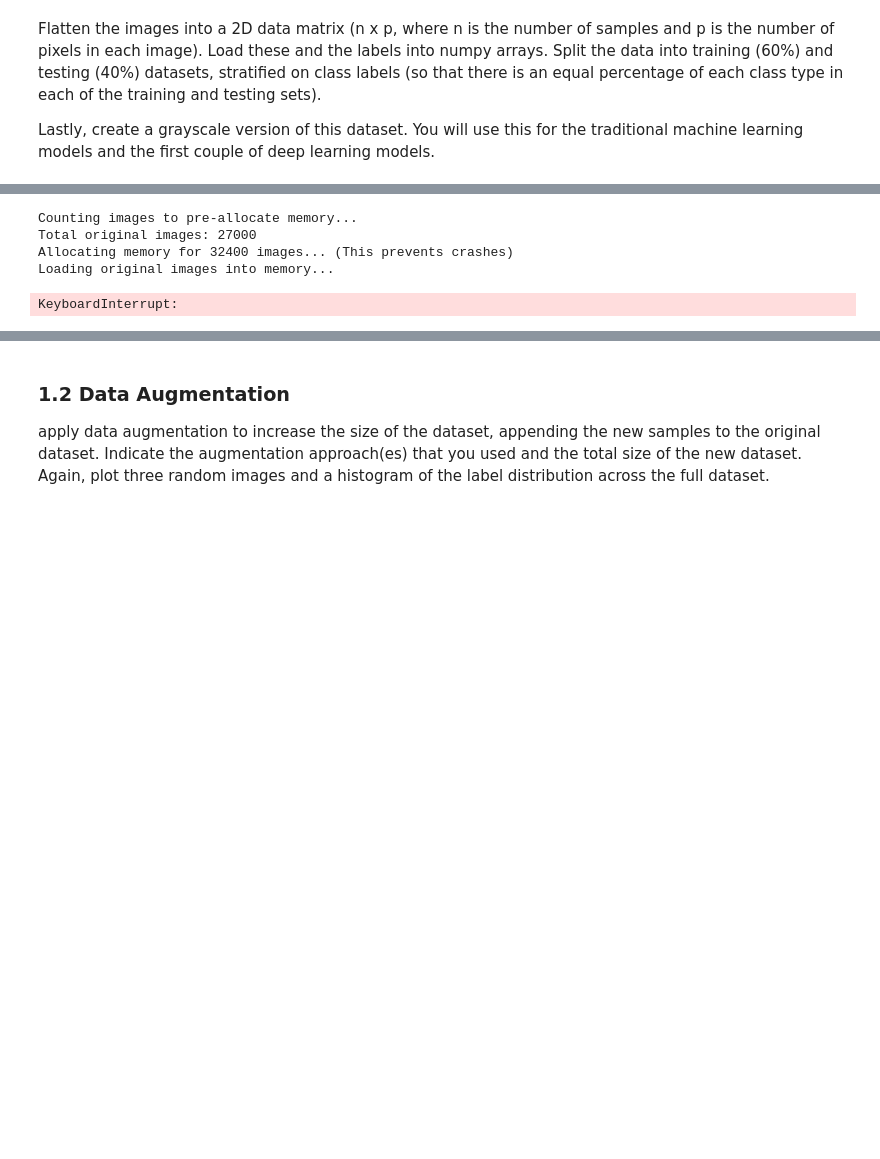
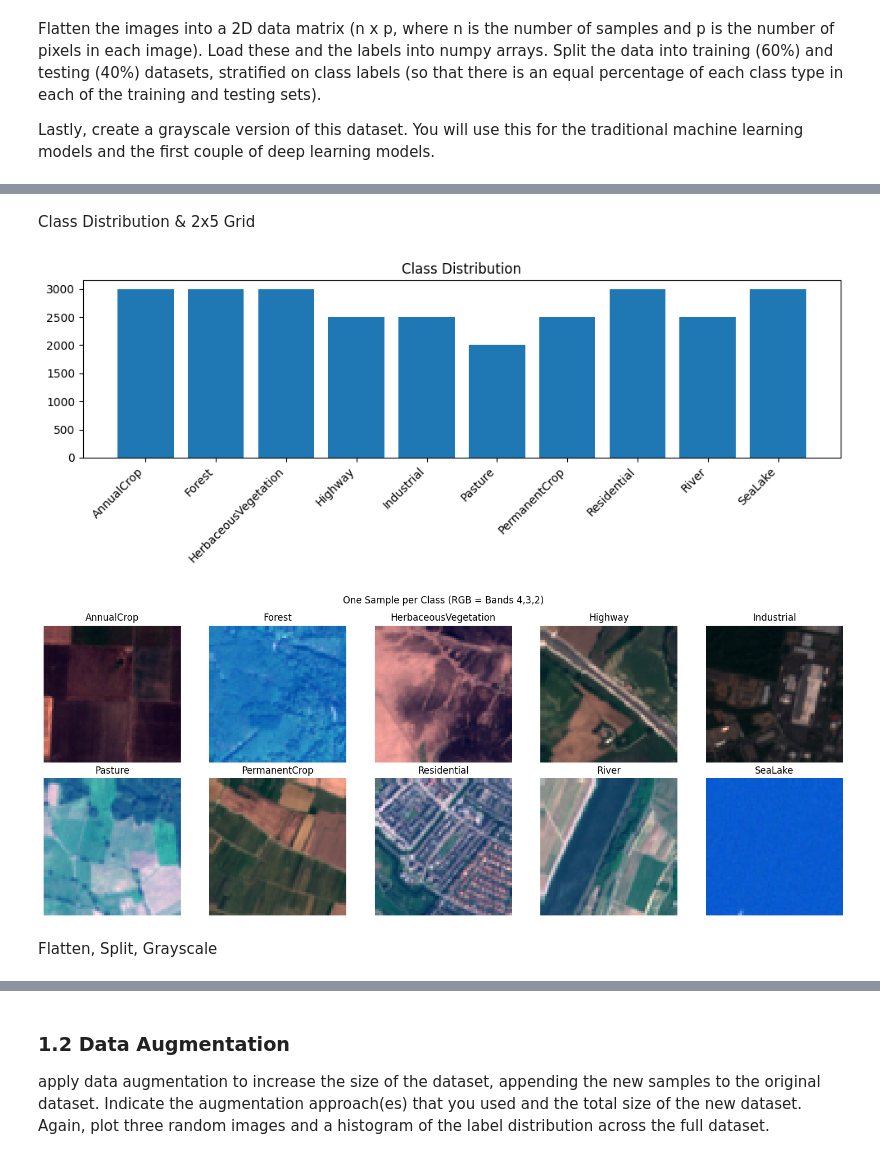
Before and after one commit to hssherr/musa6500-finalproject, a Jupyter notebook: musa6500_eurosat_project.ipynb, the cells around one changed output, grey strips where cells are left out. Cells and saved outputs as stored; diff of their text form; code cells hidden in the pictures; blank space fills up the shorter version.

```diff
--- a/musa6500_eurosat_project.ipynb
+++ b/musa6500_eurosat_project.ipynb
@@ -58,72 +103,30 @@ Lastly, create a grayscale version of this dataset. You will use this for the tr
+# %% [markdown]
+ Class Distribution & 2x5 Grid
 # %%
-import numpy as np
-import matplotlib.pyplot as plt
-from sklearn.model_selection import train_test_split
-from skimage.color import rgb2gray
-from PIL import Image
-import glob
-
-# --- Load images and labels ---
-CLASS_NAMES = ['AnnualCrop', 'Forest', 'HerbaceousVegetation', 'Highway',
-               'Industrial', 'Pasture', 'PermanentCrop', 'Residential',
-               'River', 'SeaLake']
-
-images = []
-labels = []
-
-for label_idx, class_name in enumerate(CLASS_NAMES):
-    class_path = os.path.join(BASE_PATH, "EuroSAT_MS", class_name)
-    for img_file in glob.glob(os.path.join(class_path, "*.tif")):
-        img = rxr.open_rasterio(img_file).values  # shape: (13, 64, 64)
-        images.append(img)
-        labels.append(label_idx)
-
-images = np.array(images)   # (N, 13, 64, 64)
-labels = np.array(labels)
-
-# --- Class distribution ---
+# Class distribution
 unique, counts = np.unique(labels, return_counts=True)
 plt.figure(figsize=(10, 4))
 plt.bar(CLASS_NAMES, counts)
 plt.xticks(rotation=45, ha='right')
 plt.title("Class Distribution")
 plt.tight_layout()
 plt.show()
 
-# --- Plot one image per class in 2x5 grid (RGB = bands 4,3,2) ---
+# 2x5 grid — one image per class (RGB = bands 4,3,2 → index 3,2,1)
 fig, axes = plt.subplots(2, 5, figsize=(15, 6))
 for idx, (ax, name) in enumerate(zip(axes.flat, CLASS_NAMES)):
     sample_idx = np.where(labels == idx)[0][0]
-    rgb = images[sample_idx][[3, 2, 1], :, :]  # bands 4,3,2 → R,G,B
-    rgb = np.moveaxis(rgb, 0, -1).astype(float)
+    rgb = images[sample_idx][[3, 2, 1], :, :].astype(float)
+    rgb = np.moveaxis(rgb, 0, -1)
     rgb = (rgb - rgb.min()) / (rgb.max() - rgb.min())
     ax.imshow(rgb)
     ax.set_title(name)
     ax.axis('off')
+plt.suptitle("One Sample per Class (RGB = Bands 4,3,2)")
 plt.tight_layout()
 plt.show()
-
-# --- Flatten to 2D: (N, pixels_per_image) ---
-N = len(images)
-X = images.reshape(N, -1).astype(np.float32)
-y = labels
-
-# --- Train/test split (60/40, stratified) ---
-X_train, X_test, y_train, y_test = train_test_split(
-    X, y, test_size=0.4, random_state=42, stratify=y
-)
-
-# --- Grayscale version (use RGB bands 4,3,2 → average) ---
-rgb_images = images[:, [3, 2, 1], :, :].astype(float)
-gray_images = rgb_images.mean(axis=1)  # (N, 64, 64)
-X_gray = gray_images.reshape(N, -1).astype(np.float32)
-
-X_gray_train, X_gray_test, _, _ = train_test_split(
-    X_gray, y, test_size=0.4, random_state=42, stratify=y
-)
 # %% [output]
-Counting images to pre-allocate memory...
-Total original images: 27000
-Allocating memory for 32400 images... (This prevents crashes)
-Loading original images into memory...
-KeyboardInterrupt:
+[figure, added]
+[figure, added]
+# %% [markdown]
+Flatten, Split, Grayscale
```
Also changed, not shown: parts of 7 cells of this notebook, 2 other files.
